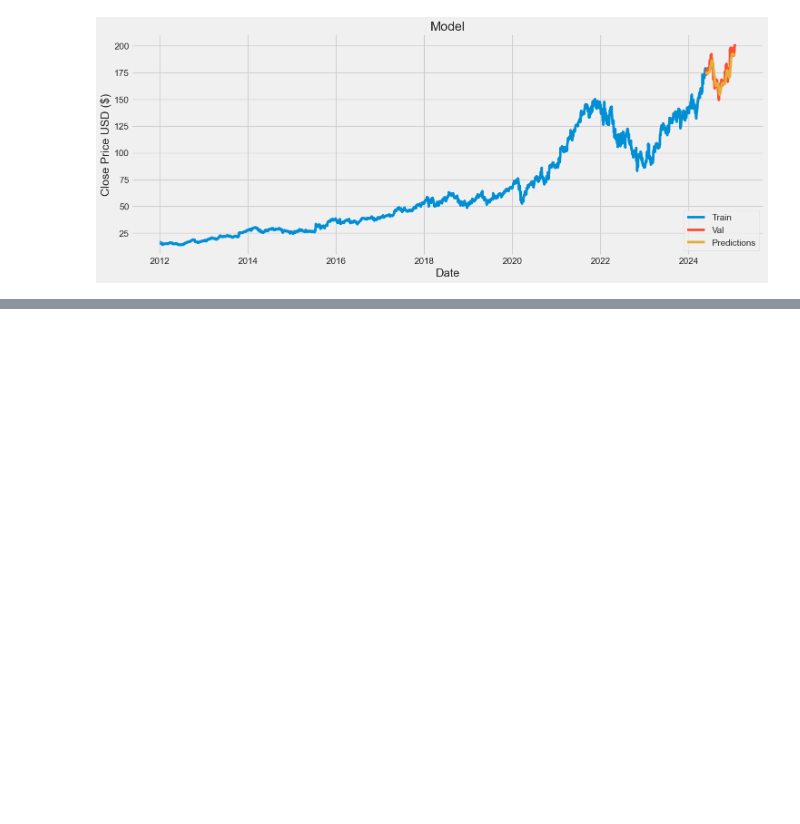
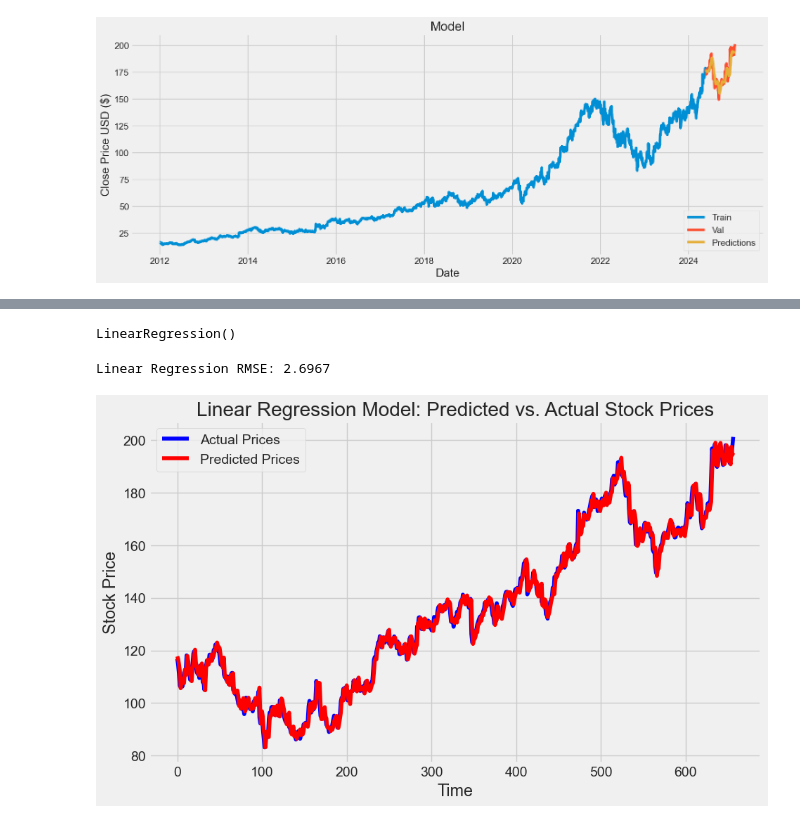
Before and after one commit to AlokHosamaneJP/Stock-Market-Analysis, a Jupyter notebook: analysis.ipynb, the cells around one changed output, grey strips where cells are left out. Saved outputs shown, nothing was run; the diff lists cells and outputs as text; code cells hidden in the pictures; blank space fills up the shorter version.

Commit message:
Update(new_model_added)

```diff
--- a/analysis.ipynb
+++ b/analysis.ipynb
@@ -496,0 +526,29 @@ valid
+# %%
+# Initialize and train Linear Regression model
+model = LinearRegression()
+model.fit(x_train, y_train)
+# %% [output]
+LinearRegression()
+# %%
+# Predict stock prices
+predictions = model.predict(x_test)
+
+# Rescale predictions back to original scale
+predictions = scaler.inverse_transform(predictions.reshape(-1, 1))
+
+# Calculate RMSE (Root Mean Squared Error)
+rmse = np.sqrt(mean_squared_error(y_test, predictions))
+print(f"Linear Regression RMSE: {rmse:.4f}")
+# %% [output]
+Linear Regression RMSE: 2.6967
+# %%
+plt.figure(figsize=(10, 6))
+plt.plot(y_test, label="Actual Prices", color='blue')
+plt.plot(predictions, label="Predicted Prices", color='red')
+plt.xlabel("Time")
+plt.ylabel("Stock Price")
+plt.title("Linear Regression Model: Predicted vs. Actual Stock Prices")
+plt.legend()
+plt.show()
+# %% [output]
+[figure, added]
```
Also changed, not shown: parts of 15 cells of this notebook.
